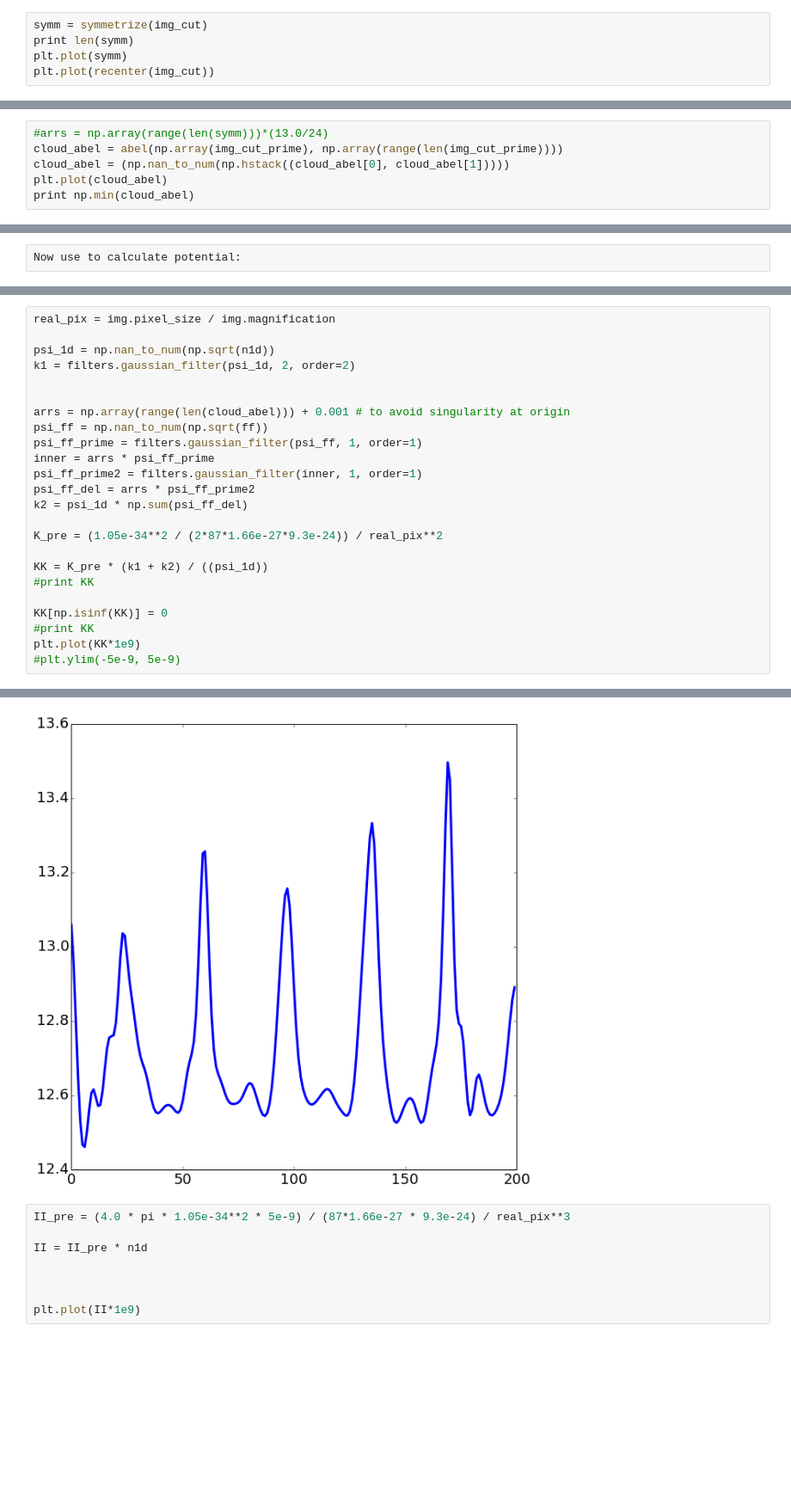
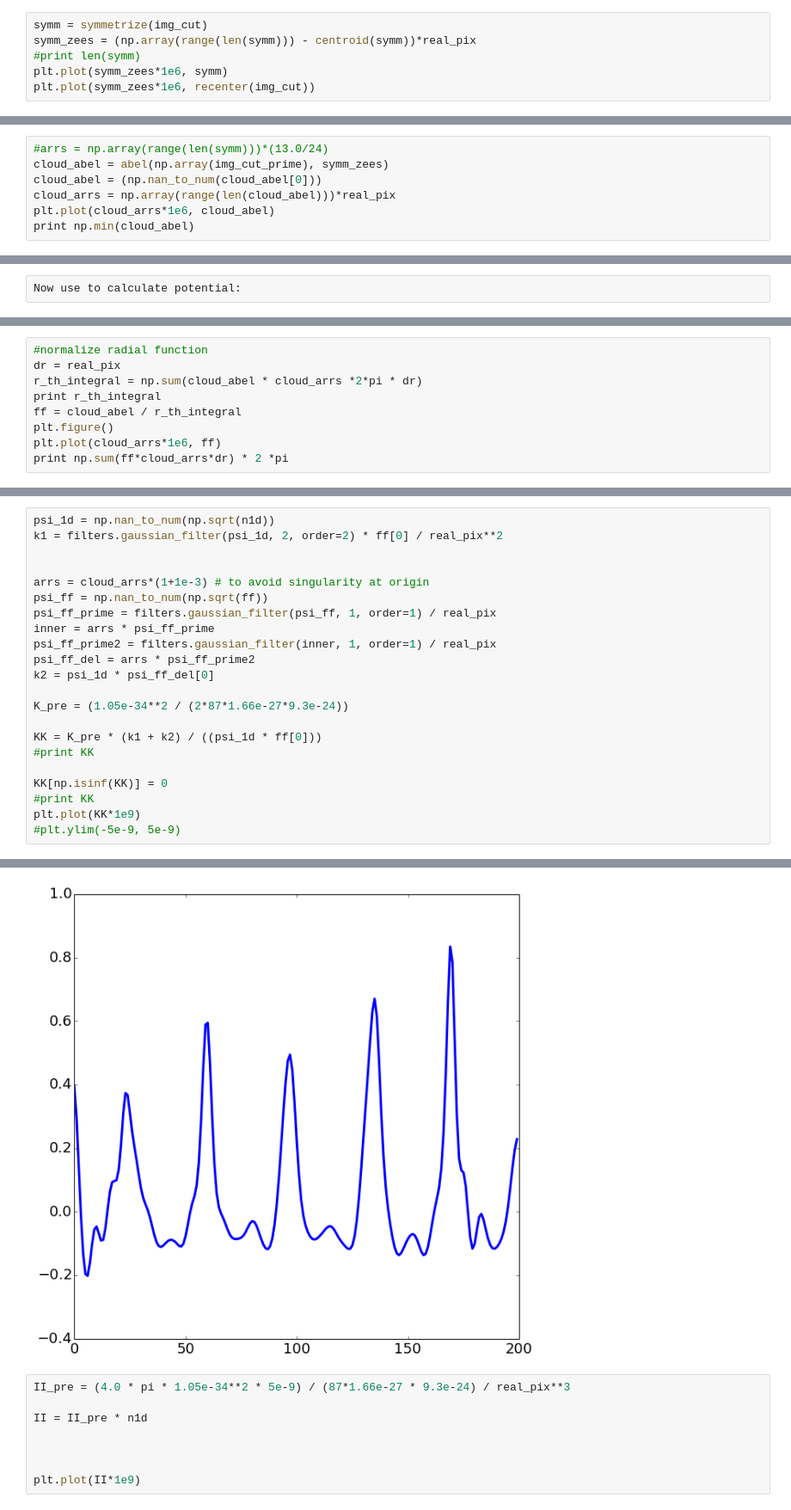
Before and after one commit to levlab-atomchip/BECy_stats, a Jupyter notebook: notebooks/abel_transforms.ipynb, the cells around one changed output, grey strips where cells are left out. Shown: that part at 86% size. Drawn from its saved outputs; the diff is of its cells as text; blank space fills up the shorter version.

```diff
--- a/notebooks/abel_transforms.ipynb
+++ b/notebooks/abel_transforms.ipynb
@@ -185,7 +187,8 @@ def symmetrize(arr):
     return np.hstack((symmetrized[::-1], symmetrized[1:]))
 # %%
 symm = symmetrize(img_cut)
-print len(symm)
-plt.plot(symm)
-plt.plot(recenter(img_cut))
+symm_zees = (np.array(range(len(symm))) - centroid(symm))*real_pix
+#print len(symm)
+plt.plot(symm_zees*1e6, symm)
+plt.plot(symm_zees*1e6, recenter(img_cut))
 # %% [output]
@@ -202,7 +203,8 @@ plt.plot(img_cut_prime)
 # %%
 #arrs = np.array(range(len(symm)))*(13.0/24)
-cloud_abel = abel(np.array(img_cut_prime), np.array(range(len(img_cut_prime))))
-cloud_abel = (np.nan_to_num(np.hstack((cloud_abel[0], cloud_abel[1]))))
-plt.plot(cloud_abel)
+cloud_abel = abel(np.array(img_cut_prime), symm_zees)
+cloud_abel = (np.nan_to_num(cloud_abel[0]))
+cloud_arrs = np.array(range(len(cloud_abel)))*real_pix
+plt.plot(cloud_arrs*1e6, cloud_abel)
 print np.min(cloud_abel)
 # %% [output]
@@ -244,0 +245,9 @@ print np.sum(ff) * 2*pi
+# %%
+#normalize radial function
+dr = real_pix
+r_th_integral = np.sum(cloud_abel * cloud_arrs *2*pi * dr)
+print r_th_integral
+ff = cloud_abel / r_th_integral
+plt.figure()
+plt.plot(cloud_arrs*1e6, ff)
+print np.sum(ff*cloud_arrs*dr) * 2 *pi
@@ -245,30 +258,28 @@ print np.sum(ff) * 2*pi
 # %%
-real_pix = img.pixel_size / img.magnification
-
 psi_1d = np.nan_to_num(np.sqrt(n1d))
-k1 = filters.gaussian_filter(psi_1d, 2, order=2)
+k1 = filters.gaussian_filter(psi_1d, 2, order=2) * ff[0] / real_pix**2
 
 
-arrs = np.array(range(len(cloud_abel))) + 0.001 # to avoid singularity at origin
+arrs = cloud_arrs*(1+1e-3) # to avoid singularity at origin
 psi_ff = np.nan_to_num(np.sqrt(ff))
-psi_ff_prime = filters.gaussian_filter(psi_ff, 1, order=1)
+psi_ff_prime = filters.gaussian_filter(psi_ff, 1, order=1) / real_pix
 inner = arrs * psi_ff_prime
-psi_ff_prime2 = filters.gaussian_filter(inner, 1, order=1)
+psi_ff_prime2 = filters.gaussian_filter(inner, 1, order=1) / real_pix
 psi_ff_del = arrs * psi_ff_prime2
-k2 = psi_1d * np.sum(psi_ff_del)
+k2 = psi_1d * psi_ff_del[0]
 
-K_pre = (1.05e-34**2 / (2*87*1.66e-27*9.3e-24)) / real_pix**2
+K_pre = (1.05e-34**2 / (2*87*1.66e-27*9.3e-24))
 
-KK = K_pre * (k1 + k2) / ((psi_1d))
+KK = K_pre * (k1 + k2) / ((psi_1d * ff[0]))
 #print KK
 
 KK[np.isinf(KK)] = 0
 #print KK
 plt.plot(KK*1e9)
 #plt.ylim(-5e-9, 5e-9)
 # %% [output]
 [<matplotlib.lines.Line2D at 0x...>]
-[figure, old version]
+[figure, new version]
 # %%
 II_pre = (4.0 * pi * 1.05e-34**2 * 5e-9) / (87*1.66e-27 * 9.3e-24) / real_pix**3
 
```
Also changed, not shown: parts of 12 cells of this notebook.
